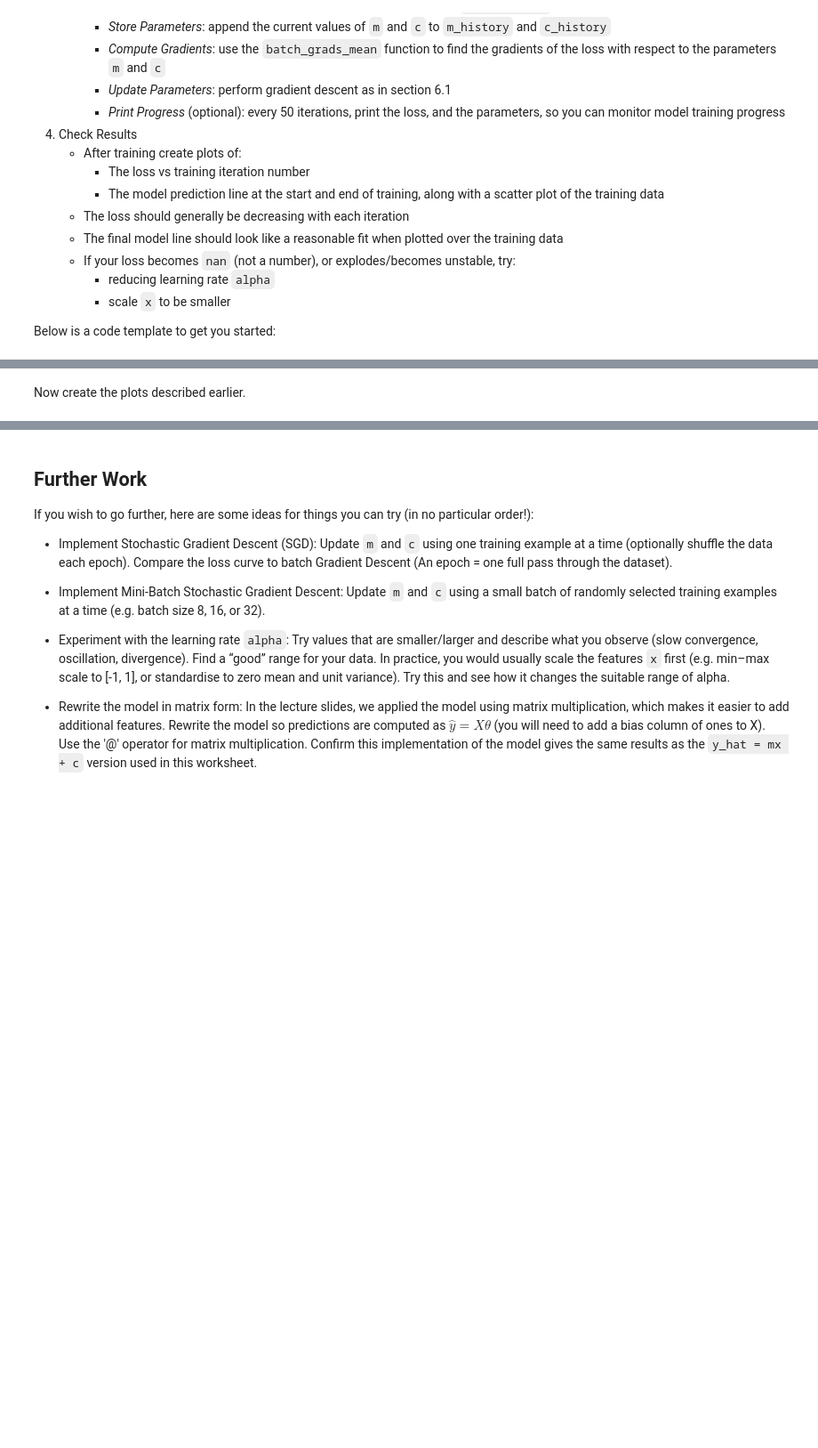
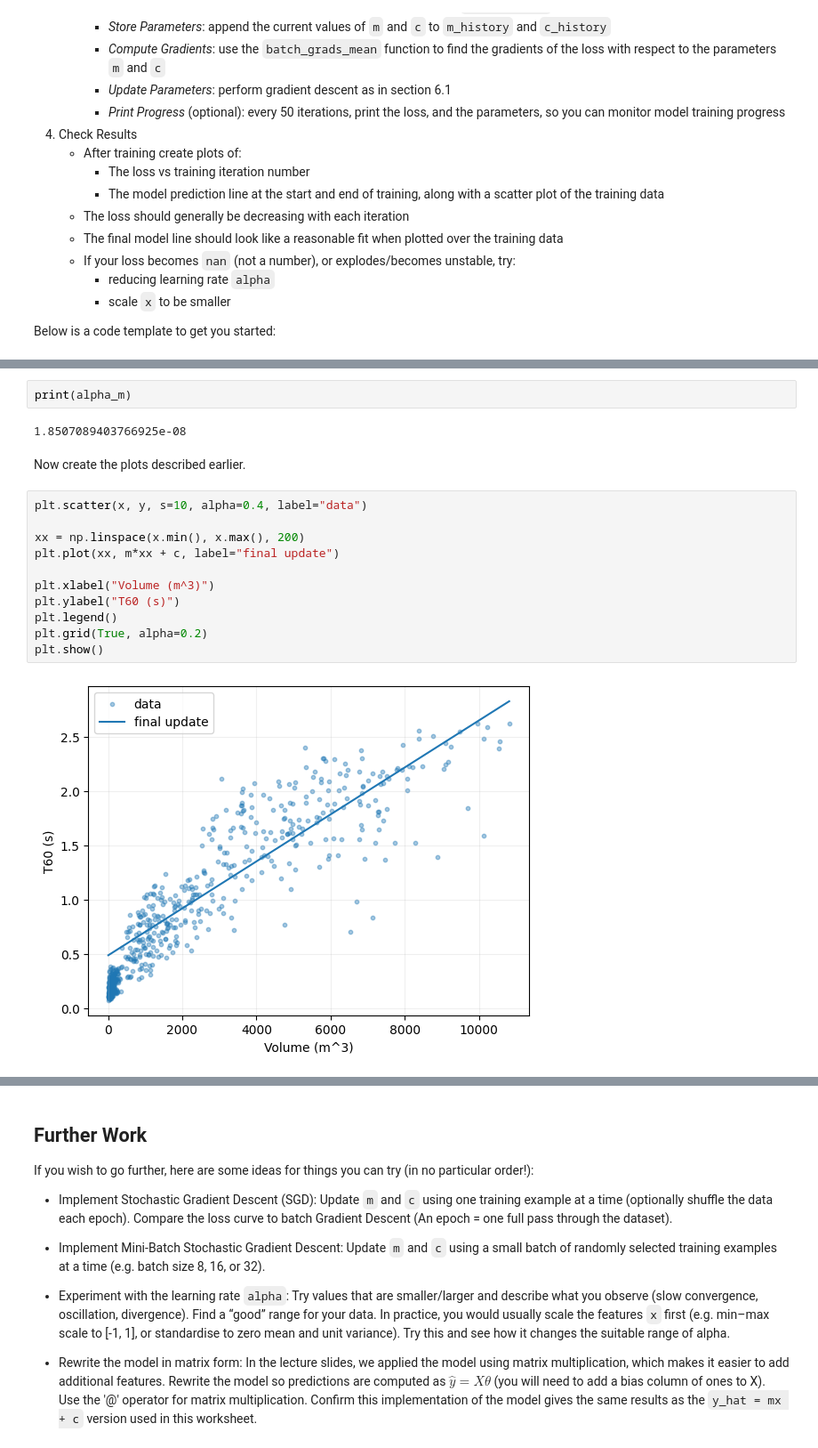
Before and after one commit to liam-holland/audio_machine_learning, a Jupyter notebook: Week 2/Week2_Workshop/Week2-Worksheet.ipynb, the cells around one changed output, grey strips where cells are left out. Shown at 89% size. Saved outputs shown, nothing was run; the diff lists cells and outputs as text; blank space fills up the shorter version.

```diff
--- a/Week 2/Week2_Workshop/Week2-Worksheet.ipynb
+++ b/Week 2/Week2_Workshop/Week2-Worksheet.ipynb
@@ -436,2 +550,19 @@ print("Final loss:", loss_history[-1])
+# %%
+print(alpha_m)
+# %% [output]
+1.8507089403766925e-08
 # %% [markdown]
 Now create the plots described earlier.
+# %%
+plt.scatter(x, y, s=10, alpha=0.4, label="data")
+
+xx = np.linspace(x.min(), x.max(), 200)
+plt.plot(xx, m*xx + c, label="final update")
+
+plt.xlabel("Volume (m^3)")
+plt.ylabel("T60 (s)")
+plt.legend()
+plt.grid(True, alpha=0.2)
+plt.show()
+# %% [output]
+[figure, added]
```
Also changed, not shown: parts of 22 cells of this notebook, 2 other files.
